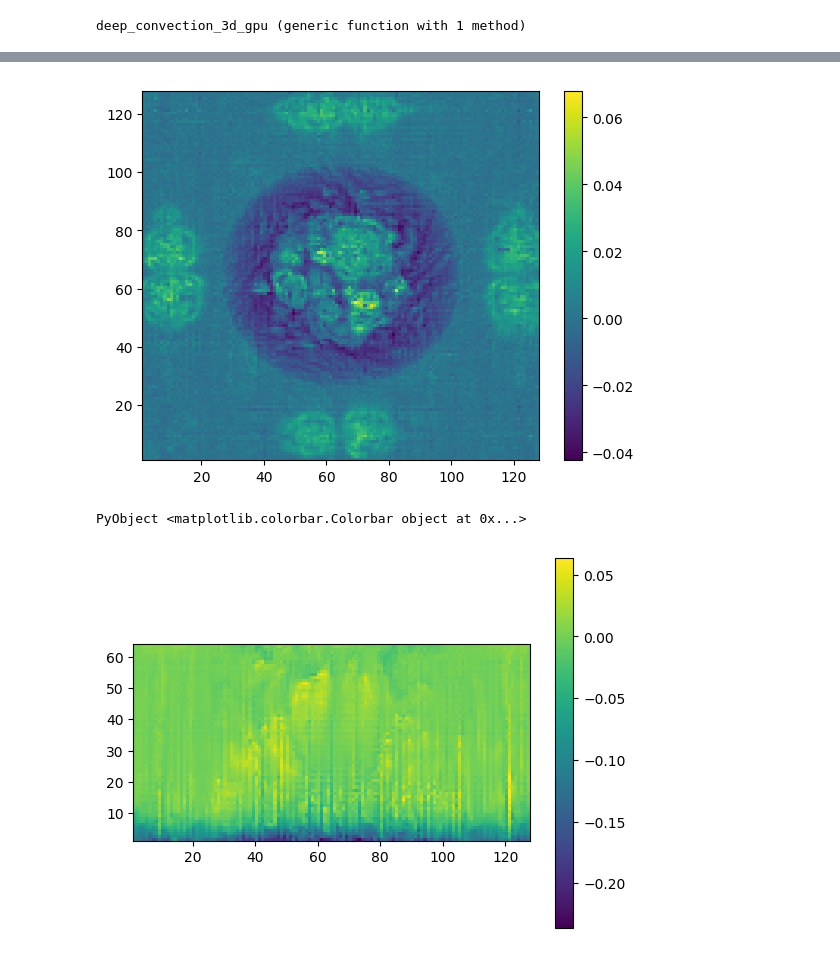
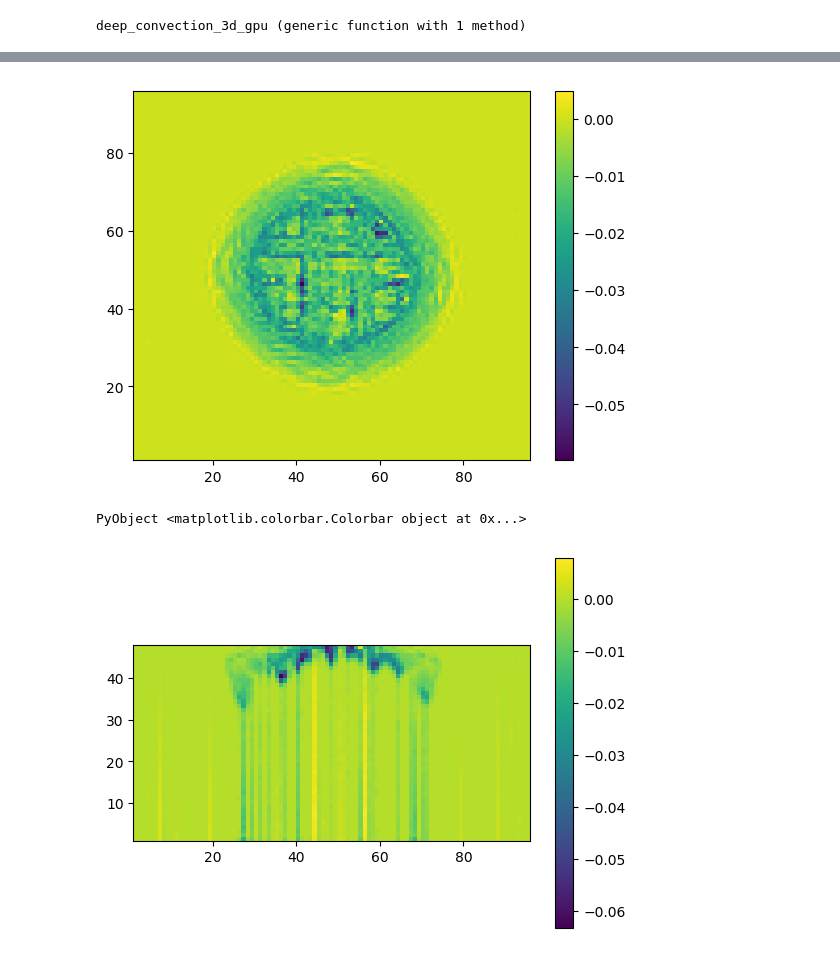
Before and after one commit to ali-ramadhan/random-jupyter-notebooks, a Jupyter notebook: Oceananigans.jl/GPU/Elementwise CPU+GPU kernels.ipynb, the cells around one changed output, grey strips where cells are left out. Cells and saved outputs as stored; diff of their text form; code cells hidden in the pictures.

Commit message:
Float32 on GPU still bad :(

```diff
--- a/Oceananigans.jl/GPU/Elementwise CPU+GPU kernels.ipynb
+++ b/Oceananigans.jl/GPU/Elementwise CPU+GPU kernels.ipynb
@@ -38,18 +35,18 @@ model.clock.time = 30000 / 30000   [FieldWriter] Writing T to disk: ./deep_conve
 # %%
-fio = open("./deep_convection_3d_T_000000030000.dat", "r")
-arr = zeros(Float32, 128, 128, 64)
+fio = open("./deep_convection_3d_T_000000018000.dat", "r")
+arr = zeros(Float32, 96, 96, 48)
 read!(fio, arr);
 # %%
 import PyPlot
 # %%
-PyPlot.pcolormesh(1:128, 1:128, arr[:, :, 1] .- 293.15)
+PyPlot.pcolormesh(1:96, 1:96, arr[:, :, 1] .- 293.15)
 PyPlot.colorbar()
 # %% [output]
-[figure, old version]
+[figure, new version]
 PyObject <matplotlib.colorbar.Colorbar object at 0x...>
 # %%
-PyPlot.pcolormesh(1:128, 1:64, rotl90(arr[64, :, :]) .- 293.15)
+PyPlot.pcolormesh(1:96, 1:48, rotl90(arr[64, :, :]) .- 293.15)
 PyPlot.colorbar()
 PyPlot.axes()[:set_aspect]("equal")
 # %% [output]
-[figure, old version]
+[figure, new version]
```
Also changed, not shown: parts of 2 cells of this notebook.
